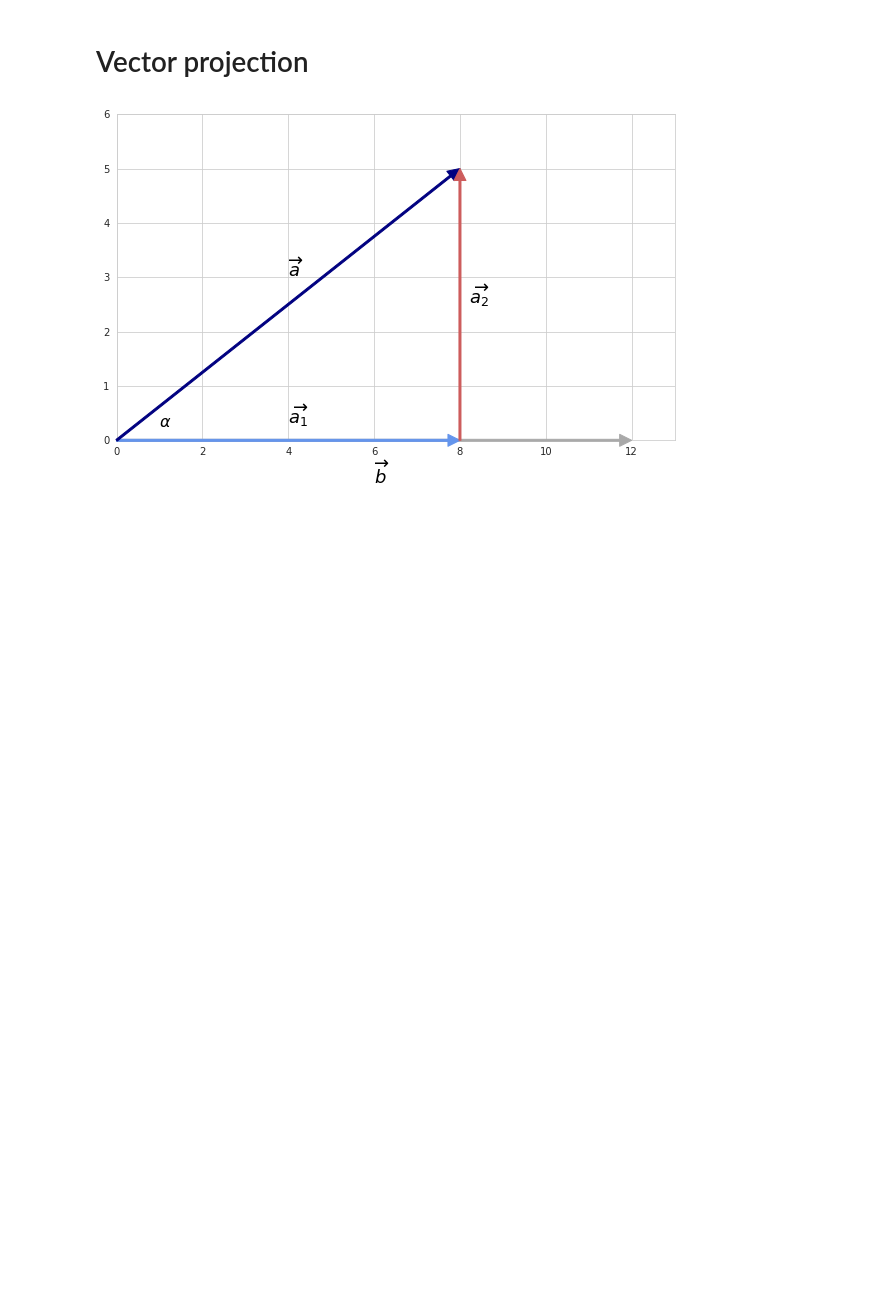
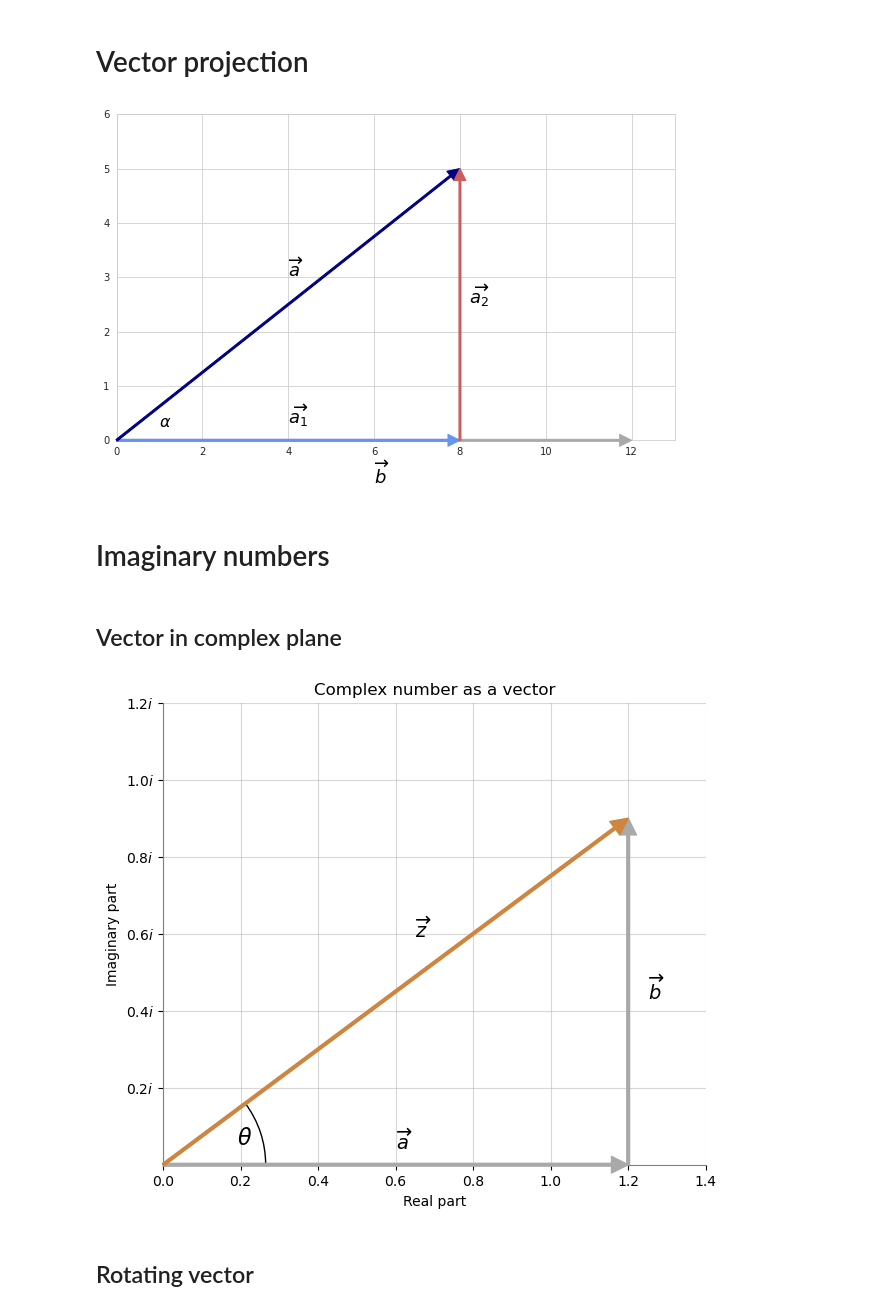
Before and after one commit to vzahorui/vzahorui.github.io, a Jupyter notebook: jupyter_notebooks/linear_algebra/Vectors.ipynb, the cells around one changed output. Cells and saved outputs as stored; diff of their text form; code cells hidden in the pictures; blank space fills up the shorter version.

Commit message:
added article on imaginary number

```diff
--- a/jupyter_notebooks/linear_algebra/Vectors.ipynb
+++ b/jupyter_notebooks/linear_algebra/Vectors.ipynb
@@ -168,3 +168,5 @@ ax.annotate(s=r'$\alpha$', xy=(0, 0), xytext=(1, 0.25), fontsize=16)
 plt.savefig('../../assets/images/linear_algebra/vectors_and_cosine.png', bbox_inches='tight');
 # %% [output]
 [figure]
+# %% [markdown]
+# Imaginary numbers
@@ -170,0 +180,49 @@ plt.savefig('../../assets/images/linear_algebra/vectors_and_cosine.png', bbox_in
+# %% [markdown]
+## Vector in complex plane
+# %%
+fig, ax = plt.subplots(figsize=(7, 6))
+
+# Set the limits of the plot
+ax.set_xlim(0, 1.4)
+ax.set_ylim(0, 1.2)
+
+# Eliminate upper and right axes
+ax.spines['right'].set_color('none')
+ax.spines['top'].set_color('none')
+
+ax.spines['left'].set_edgecolor('grey')
+ax.spines['bottom'].set_edgecolor('grey')
+
+# Set grid
+ax.grid(True, alpha=0.5)
+
+y_ticks = [0.2, 0.4, 0.6, 0.8, 1.0, 1.2]
+ax.set_xticks([0, 0.2, 0.4, 0.6, 0.8, 1.0, 1.2, 1.4])
+ax.set_yticks(y_ticks)
+# Set custom tick labels
+ax.set_yticklabels([str(t)+'$i$'for t in y_ticks])
+ax.set_xlabel('Real part')
+ax.set_ylabel('Imaginary part')
+
+ax.set_title('Complex number as a vector')
+
+# make arrows
+origin = (0, 0)
+vector_a = (1.2, 0)
+vector_complex = (1.2, 0.9)
+
+ax.annotate(text='', xy=vector_a, xytext=origin, arrowprops=dict(width=2, color='darkgrey'))  # real part
+ax.annotate(text='', xy=(vector_a[0], vector_complex[1]), xytext=vector_a, arrowprops=dict(width=2, color='darkgrey'))  # imaginary part
+ax.annotate(text='', xy=vector_complex, xytext=origin, arrowprops=dict(width=2, color='peru'))  # complex number
+
+ax.text(0.6, 0.04, '$\overrightarrow{a}$', fontsize=14)
+ax.text(1.25, 0.43, '$\overrightarrow{b}$', fontsize=14)
+ax.text(0.65, 0.59, '$\overrightarrow{z}$', fontsize=14)
+
+AngleAnnotation(origin, vector_a, vector_complex, ax=ax, size=205, text=r"$\theta$", textposition="inside",
+                text_kw={'fontsize':16})
+plt.savefig('../../assets/images/linear_algebra/complex_number_as_vector.png', bbox_inches='tight');
+# %% [output]
+[figure, added]
+# %% [markdown]
+## Rotating vector
```
Also changed, not shown: parts of 5 cells of this notebook, 8 other files.
